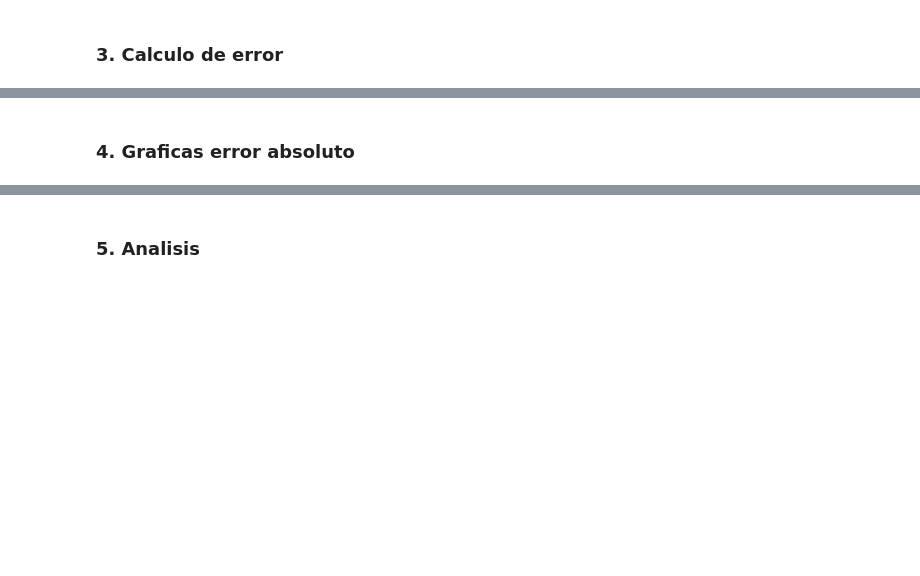
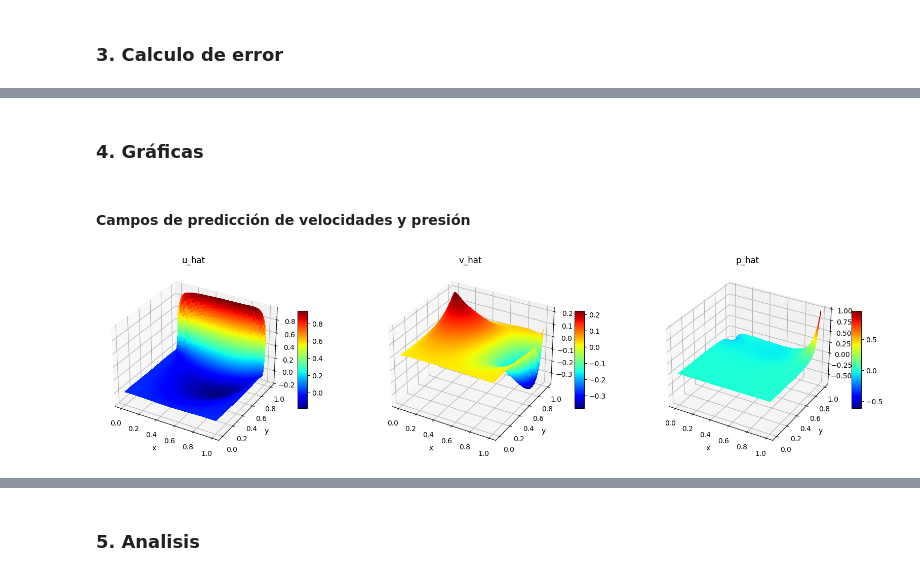
Before and after one commit to maxit1992/MIA_RNIF, a Jupyter notebook: TP_RNIF.ipynb, the cells around one changed output, grey strips where cells are left out. Saved outputs shown, nothing was run; the diff lists cells and outputs as text; code cells hidden in the pictures; blank space fills up the shorter version.

```diff
--- a/TP_RNIF.ipynb
+++ b/TP_RNIF.ipynb
@@ -434,2 +389,2 @@ Normal 2  del error (ECM) en u: 0.007737604962467811, v: 0.0156355189943061, p:
 # %% [markdown]
-### 4. Graficas error absoluto
+### 4. Gráficas
@@ -437,0 +391,30 @@ from matplotlib import cm
+# %% [markdown]
+#### Campos de predicción de velocidades y presión
+# %%
+fig, axs = plt.subplots(1, 3, figsize=(20, 5), subplot_kw=dict(projection='3d'))
+# u graph
+ax = axs[0]
+surf = ax.plot_trisurf(xy_data_all[:,0], xy_data_all[:,1], output_data[:,0], cmap=cm.jet, linewidth=0, antialiased=False)
+fig.colorbar(surf, ax=ax, shrink=0.5, aspect=10)
+ax.set_xlabel('x')
+ax.set_ylabel('y')
+ax.set_title('u_hat')
+
+# v graph
+ax = axs[1]
+surf = ax.plot_trisurf(xy_data_all[:,0], xy_data_all[:,1], output_data[:,1], cmap=cm.jet, linewidth=0, antialiased=False)
+fig.colorbar(surf, ax=ax, shrink=0.5, aspect=10)
+ax.set_xlabel('x')
+ax.set_ylabel('y')
+ax.set_title('v_hat')
+
+# p graph
+ax = axs[2]
+surf = ax.plot_trisurf(xy_data_all[:,0], xy_data_all[:,1], output_data[:,2], cmap=cm.jet, linewidth=0, antialiased=False)
+fig.colorbar(surf, ax=ax, shrink=0.5, aspect=10)
+ax.set_xlabel('x')
+ax.set_ylabel('y')
+ax.set_title('p_hat')
+plt.show()
+# %% [output]
+[figure, added]
```
Also changed, not shown: parts of 33 cells of this notebook, 1 other file.
